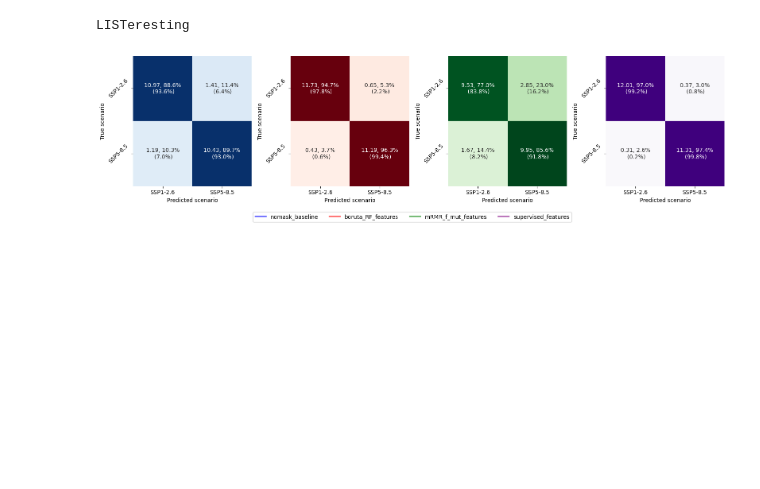
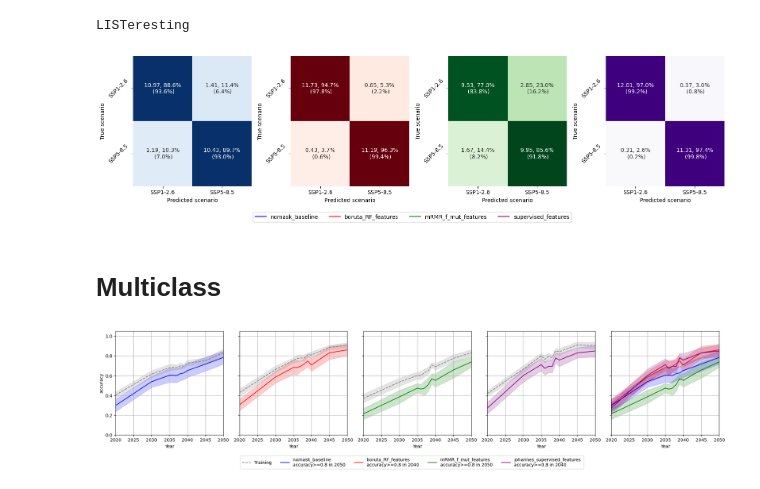
Before and after one commit to Johannesfjeldsaa/Masterthesis_S23, a Jupyter notebook: 07d - investigate LR results.ipynb, the cells around one changed output. Saved outputs shown, nothing was run; the diff lists cells and outputs as text; code cells hidden in the pictures; blank space fills up the shorter version.

```diff
--- a/07d - investigate LR results.ipynb
+++ b/07d - investigate LR results.ipynb
@@ -130,3 +130,22 @@ plot_cms(
 # %% [output]
 LISTeresting
 [figure]
+# %% [markdown]
+# Multiclass
+# %%
+"D:/Programmering/msc/Masterthesis_S23-Results/dicts/LR/target_summaries_LR_allspps_20152050_f1.pkl"
+
+with open("D:/Programmering/msc/Masterthesis_S23-Results/dicts/LR/target_summaries_LR_allspps_20152050_f1.pkl", 'rb') as file:
+    target_summaries = pickle.load(file)
+
+classification_summaries = summarize_with_df(target_summaries, multi_class=True)
+# %%
+plot_performance(classification_summaries, metric='accuracy', years=list(range(2020, 2051)),
+                 model_name='Gaussian Naive Bayes classifier', spread=True,
+                 summary_subplot_for_spread=True,
+                 include_train=True,
+                 report_crossing=True,
+                 notitle=True,
+                 turn_on_subplot_legend=False,)
+# %% [output]
+[figure, added]
```
Also changed, not shown: 3 other files.
